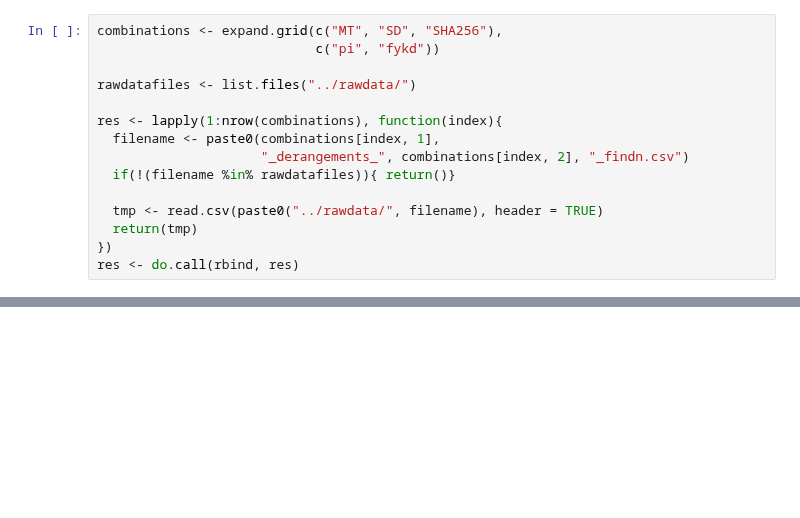
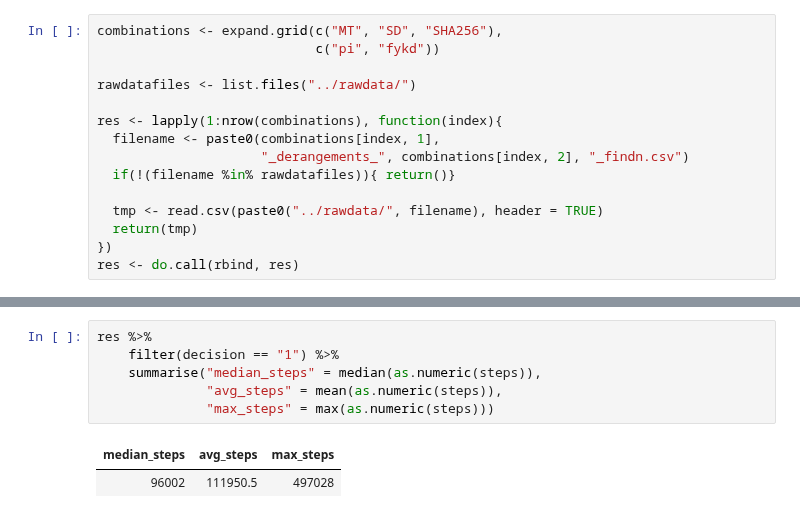
Before and after one commit to kellieotto/prngs-and-permutations, a Jupyter notebook: Code/SPRT/results/derangement_pop_size_exploration.ipynb, the cells around one changed output, grey strips where cells are left out. Drawn from its saved outputs; the diff is of its cells as text; blank space fills up the shorter version.

```diff
--- a/Code/SPRT/results/derangement_pop_size_exploration.ipynb
+++ b/Code/SPRT/results/derangement_pop_size_exploration.ipynb
@@ -106,0 +112,9 @@ res %>%
+# %%
+res %>%
+    filter(decision == "1") %>%
+    summarise("median_steps" = median(as.numeric(steps)),
+              "avg_steps" = mean(as.numeric(steps)),
+              "max_steps" = max(as.numeric(steps)))
+# %% [output]
+| median_steps | avg_steps | max_steps |
+| 96002 | 111950.5 | 497028 |
```
Also changed, not shown: parts of 5 cells of this notebook.
